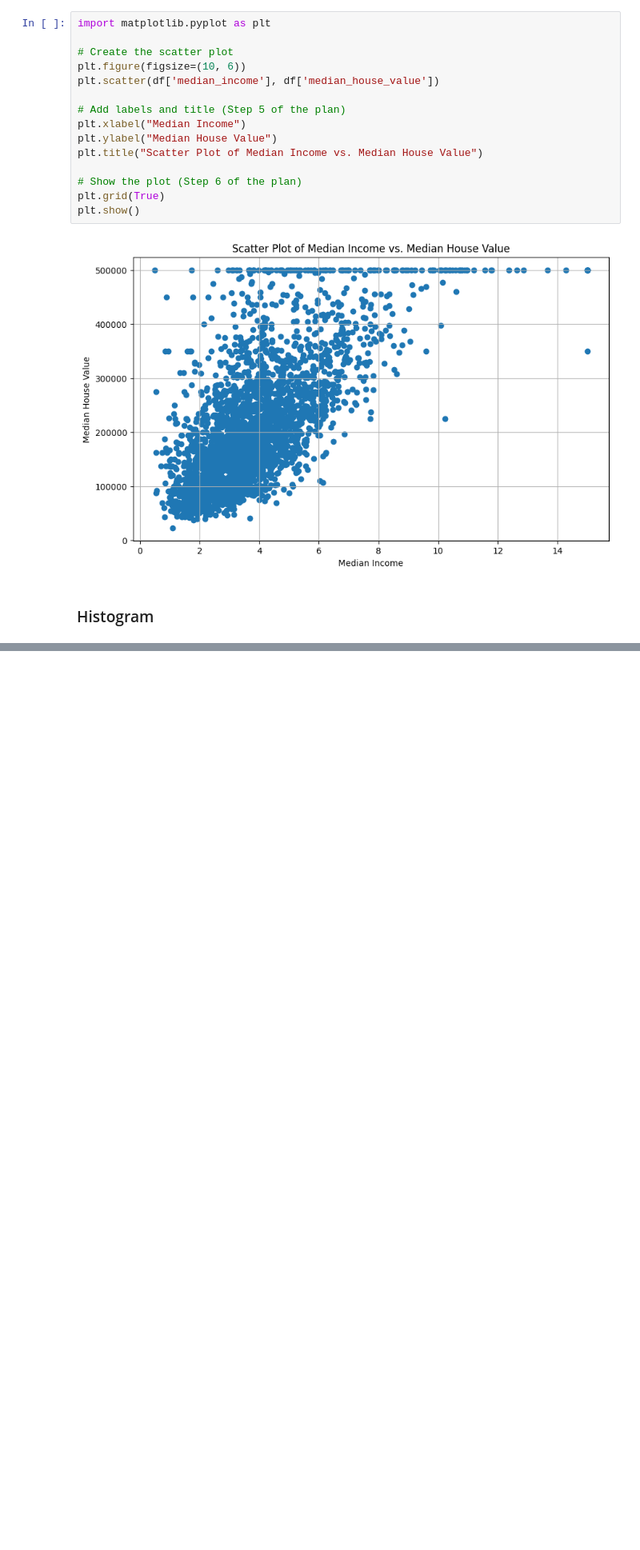
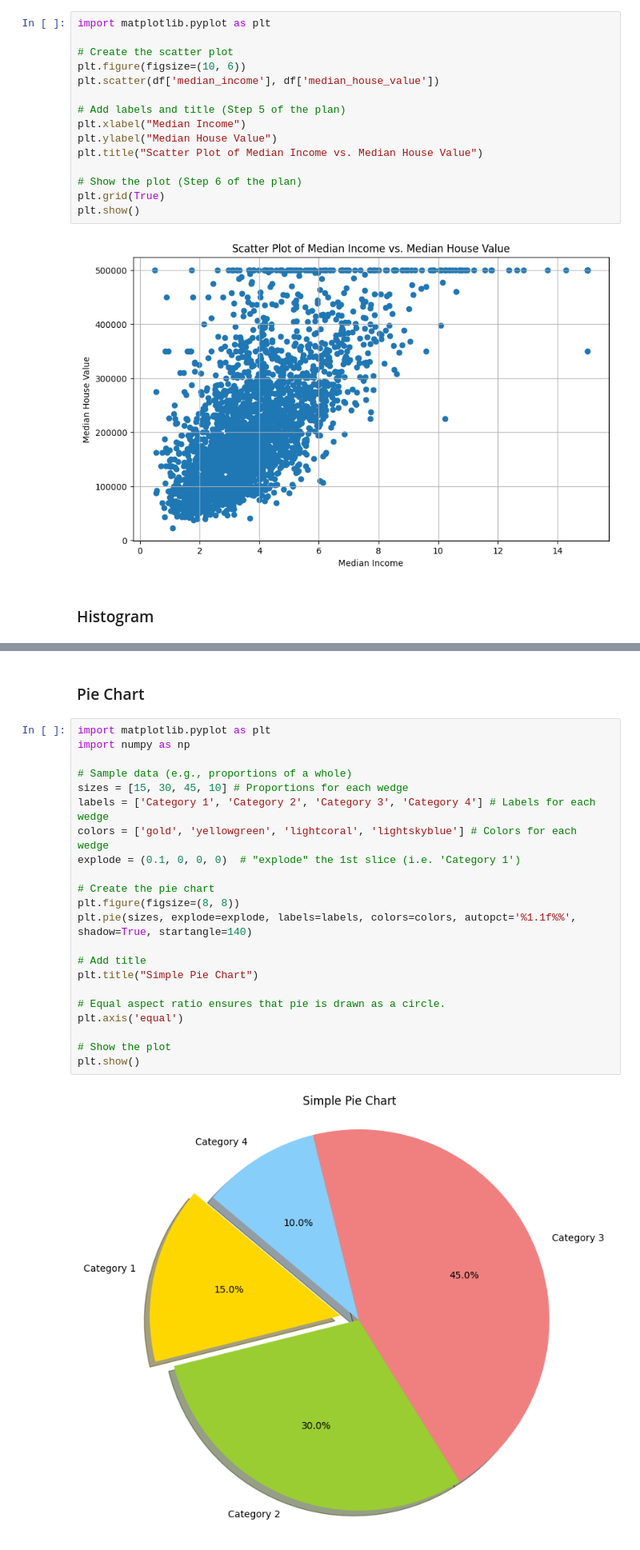
Before and after one commit to zalish-shawon/py_notebooks, a Jupyter notebook: matplotlib.ipynb, the cells around one changed output, grey strips where cells are left out. Shown: that part at 80% size. Saved outputs shown, nothing was run; the diff lists cells and outputs as text; blank space fills up the shorter version.

```diff
--- a/matplotlib.ipynb
+++ b/matplotlib.ipynb
@@ -109,0 +134,26 @@ plt.show()
+# %% [markdown]
+### Pie Chart
+# %%
+import matplotlib.pyplot as plt
+import numpy as np
+
+# Sample data (e.g., proportions of a whole)
+sizes = [15, 30, 45, 10] # Proportions for each wedge
+labels = ['Category 1', 'Category 2', 'Category 3', 'Category 4'] # Labels for each wedge
+colors = ['gold', 'yellowgreen', 'lightcoral', 'lightskyblue'] # Colors for each wedge
+explode = (0.1, 0, 0, 0)  # "explode" the 1st slice (i.e. 'Category 1')
+
+# Create the pie chart
+plt.figure(figsize=(8, 8))
+plt.pie(sizes, explode=explode, labels=labels, colors=colors, autopct='%1.1f%%', shadow=True, startangle=140)
+
+# Add title
+plt.title("Simple Pie Chart")
+
+# Equal aspect ratio ensures that pie is drawn as a circle.
+plt.axis('equal')
+
+# Show the plot
+plt.show()
+# %% [output]
+[figure, added]
```
Also changed, not shown: parts of 3 cells of this notebook.
